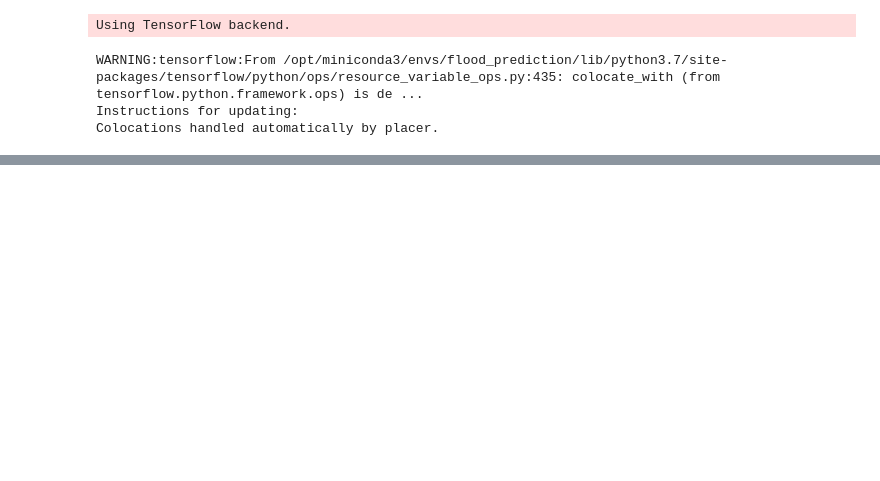
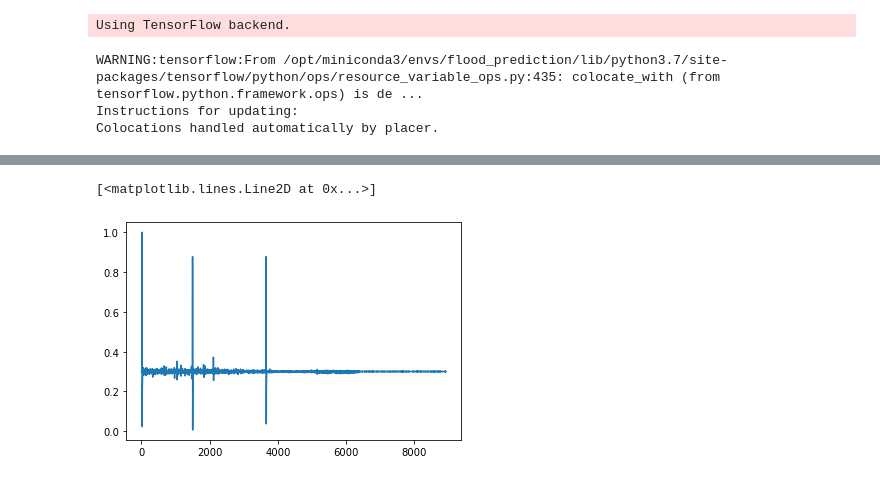
Before and after one commit to Gongsta/flood-prediction, a Jupyter notebook: jupyter/Models/feature_xy_model_TORUN.ipynb, the cells around one changed output, grey strips where cells are left out. Cells and saved outputs as stored; diff of their text form; code cells hidden in the pictures; blank space fills up the shorter version.

```diff
--- a/jupyter/Models/feature_xy_model_TORUN.ipynb
+++ b/jupyter/Models/feature_xy_model_TORUN.ipynb
@@ -126,5 +166,8 @@ history = regressor.fit(X_train_final, y_train_final, epochs=50, batch_size=32)
 # %%
 import matplotlib.pyplot as plt
-plt.plot(regressor.predict(X_train))
+plt.plot(regressor.predict(X_train_final))
+# %% [output]
+[<matplotlib.lines.Line2D at 0x...>]
+[figure, added]
 # %%
 plt.plot(y_train_final)
```
Also changed, not shown: parts of 29 cells of this notebook, 19 other files.
